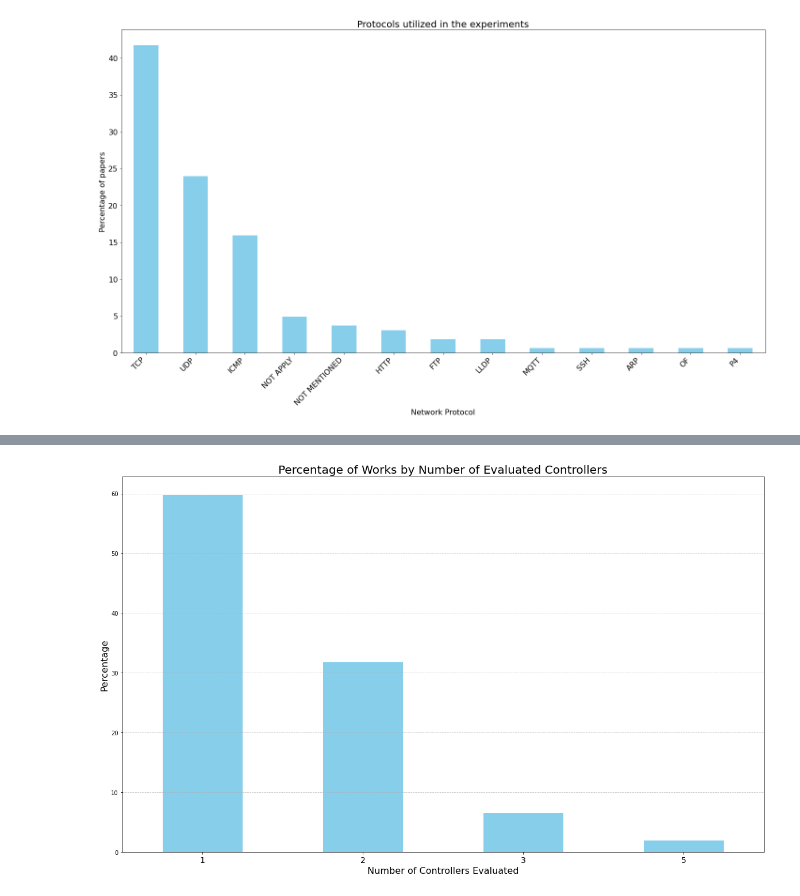
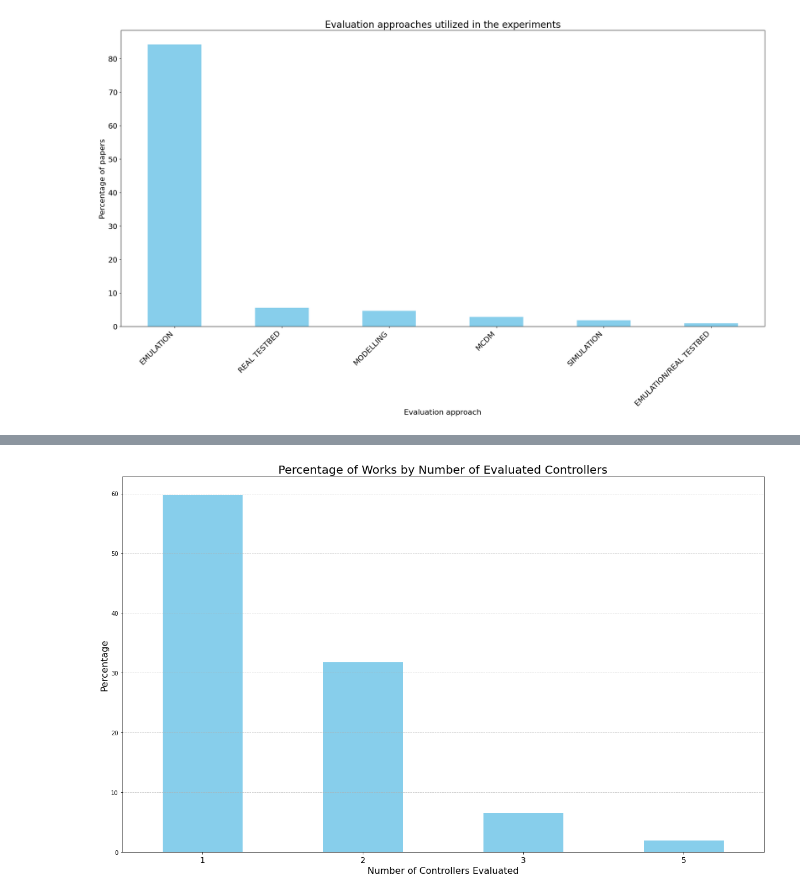
Before and after one commit to sandinojardim/sysrev-sdn-bm, a Jupyter notebook: final/Data_Extraction.ipynb, the cells around one changed output, grey strips where cells are left out. Saved outputs shown, nothing was run; the diff lists cells and outputs as text; code cells hidden in the pictures.

Commit message:
plot_and_output

```diff
--- a/final/Data_Extraction.ipynb
+++ b/final/Data_Extraction.ipynb
@@ -105,5 +105,5 @@ plt.show()
 # %%
-def plot_attribute_percentage(df, column_name,title,xlabel):
+def plot_attribute_percentage(df, column_name, title, xlabel):
     df[column_name] = df[column_name].apply(lambda x: [item.upper() for item in x])
     # Flatten the lists in the specified column
     attributes = [item for sublist in df[column_name] for item in sublist]
@@ -116,13 +116,20 @@ def plot_attribute_percentage(df, column_name,title,xlabel):
 
     # Create a bar plot
     plt.figure(figsize=(20, 12))
-    attribute_percentages.plot(kind='bar', color='skyblue',fontsize=16)
-    plt.title(title,fontsize=20)
-    plt.xlabel(xlabel,fontsize=16)
-    plt.ylabel('Percentage of papers',fontsize=16)
+    attribute_percentages.plot(kind='bar', color='skyblue', fontsize=16)
+    plt.title(title, fontsize=20)
+    plt.xlabel(xlabel, fontsize=16)
+    plt.ylabel('Percentage of papers', fontsize=16)
     plt.xticks(rotation=45, ha='right')  # Rotate x labels for better readability
     plt.tight_layout()
     plt.show()
+
+    # Return the attribute percentages and counts as DataFrame
+    attribute_data = pd.DataFrame({'Attribute': attribute_counts.index, 'Percentage': attribute_counts.values})
+    return attribute_data
+
+
+
 
 # Example usage:
 # plot_attribute_percentage(df, 'Attribute')
@@ -166,6 +173,6 @@ def plot_radar_chart(values, labels, title, ylim=None):
     plt.title(title)
     plt.show()
 # %%
-plot_attribute_percentage(df,'Protocol','Protocols utilized in the experiments','Network Protocol')
+data = plot_attribute_percentage(df,'Evaluation','Evaluation approaches utilized in the experiments','Evaluation approach')
 # %% [output]
-[figure, old version]
+[figure, new version]
```
Also changed, not shown: parts of 2 cells of this notebook.
